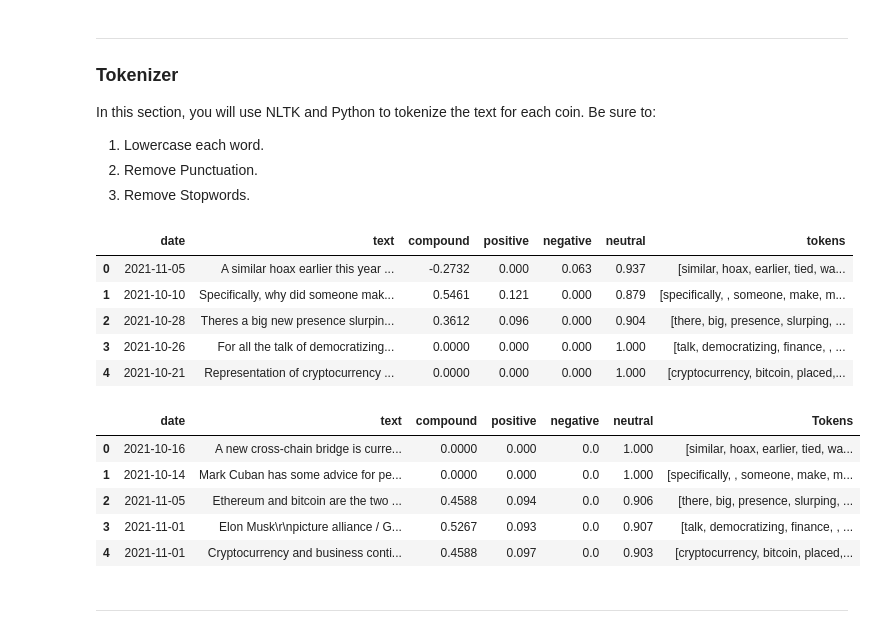
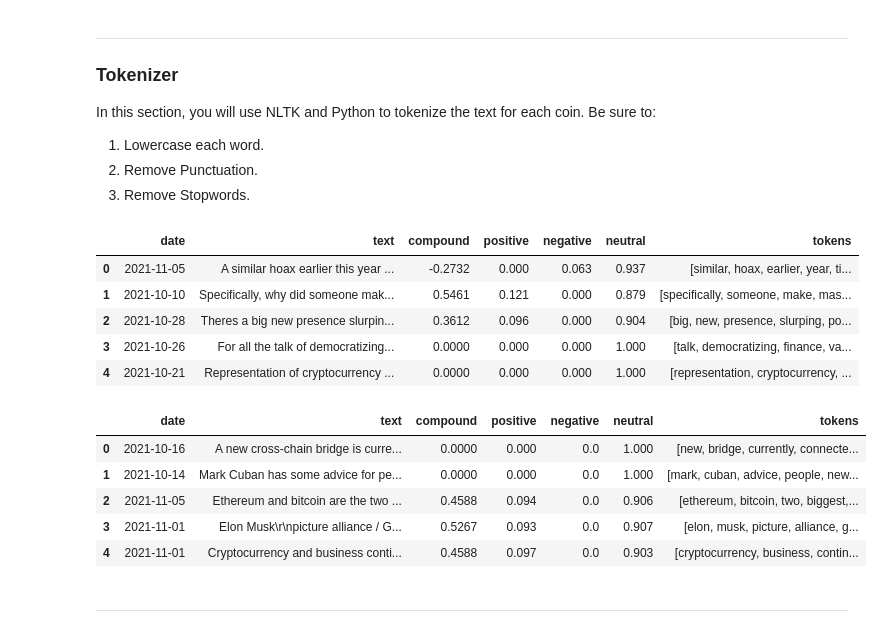
Before and after one commit to MoBerr/Tales-from-the-Crypto, a Jupyter notebook: Starter_Code/crypto_sentiment.ipynb, the cells around one changed output. Cells and saved outputs as stored; diff of their text form; code cells hidden in the pictures.

```diff
--- a/Starter_Code/crypto_sentiment.ipynb
+++ b/Starter_Code/crypto_sentiment.ipynb
@@ -256,29 +192,66 @@ def tokenizer(text):
+# %%
+
+# Instantiate the lemmatizer
+lemmatizer = WordNetLemmatizer()
+
+# Create a list of stopwords
+sw = set(stopwords.words('english'))
+
+# Expand the default stopwords list if necessary
+sw_addons = {'said', 'sent', 'found', 'including', 'today', 'announced', 'week', 'basically', 'also', 'chars', '\r\n'}
+# %%
+# Complete the tokenizer function
+def tokenizer(text):
+    """Tokenizes text."""
+
+    # Remove the punctuation from text
+    words = nltk.word_tokenize(text)
+    words = [word.lower() for word in words if word.isalpha()]
+    str_words = ' '.join(str(e) for e in words)
+    # Create custom stopwords
+
+
+    # Create a tokenized list of the words
+    doc = nlp(str_words)
+    doc_words = ' '.join(str(e) for e in doc)
+    tok = word_tokenize(doc_words)
+    result = [word.lower() for word in tok]
+    lemma_words = ' '.join(str(e) for e in result)
+    # Lemmatize words into root words
+    lemma_result = lemmatizer.lemmatize(lemma_words)
+
+    # Convert the words to lowercase
+    lower_result = [lemma_result.lower() for word in lemma_result]
+    re_words = ' '.join(str(e) for e in lower_result)
+    # Remove the stop words
+    re_words = word_tokenize(re_words)
+    tokens = [word.lower() for word in re_words if word.lower() not in sw.union(sw_addons)]
+
+
+    return tokens
 # %%
 # Create a new tokens column for Bitcoin
-bitcoin_tokens = [tokenizer(headline) for headline in bitcoin_df["text"]]
-bitcoin_df["tokens"] = bitcoin_tokens
-
+bitcoin_df["tokens"] = bitcoin_df["text"].apply(tokenizer)
 bitcoin_df.head()
 # %% [output]
 |  | date | text | compound | positive | negative | neutral | tokens |
-| 0 | 2021-11-05 | A similar hoax earlier this year ... | -0.2732 | 0.000 | 0.063 | 0.937 | [similar, hoax, earlier, tied, wa... |
-| 1 | 2021-10-10 | Specifically, why did someone mak... | 0.5461 | 0.121 | 0.000 | 0.879 | [specifically, , someone, make, m... |
-| 2 | 2021-10-28 | Theres a big new presence slurpin... | 0.3612 | 0.096 | 0.000 | 0.904 | [there, big, presence, slurping, ... |
-| 3 | 2021-10-26 | For all the talk of democratizing... | 0.0000 | 0.000 | 0.000 | 1.000 | [talk, democratizing, finance, , ... |
-| 4 | 2021-10-21 | Representation of cryptocurrency ... | 0.0000 | 0.000 | 0.000 | 1.000 | [cryptocurrency, bitcoin, placed,... |
+| 0 | 2021-11-05 | A similar hoax earlier this year ... | -0.2732 | 0.000 | 0.063 | 0.937 | [similar, hoax, earlier, year, ti... |
+| 1 | 2021-10-10 | Specifically, why did someone mak... | 0.5461 | 0.121 | 0.000 | 0.879 | [specifically, someone, make, mas... |
+| 2 | 2021-10-28 | Theres a big new presence slurpin... | 0.3612 | 0.096 | 0.000 | 0.904 | [big, new, presence, slurping, po... |
+| 3 | 2021-10-26 | For all the talk of democratizing... | 0.0000 | 0.000 | 0.000 | 1.000 | [talk, democratizing, finance, va... |
+| 4 | 2021-10-21 | Representation of cryptocurrency ... | 0.0000 | 0.000 | 0.000 | 1.000 | [representation, cryptocurrency, ... |
 # %%
 # Create a new tokens column for Ethereum
-ethereum_tokens = [tokenizer(headline) for headline in bitcoin_df["text"]]
-ethereum_df["Tokens"] = bitcoin_tokens
 
+ethereum_df["tokens"] = ethereum_df["text"].apply(tokenizer)
 ethereum_df.head()
 # %% [output]
-|  | date | text | compound | positive | negative | neutral | Tokens |
-| 0 | 2021-10-16 | A new cross-chain bridge is curre... | 0.0000 | 0.000 | 0.0 | 1.000 | [similar, hoax, earlier, tied, wa... |
-| 1 | 2021-10-14 | Mark Cuban has some advice for pe... | 0.0000 | 0.000 | 0.0 | 1.000 | [specifically, , someone, make, m... |
-| 2 | 2021-11-05 | Ethereum and bitcoin are the two ... | 0.4588 | 0.094 | 0.0 | 0.906 | [there, big, presence, slurping, ... |
-| 3 | 2021-11-01 | Elon Musk\r\npicture alliance / G... | 0.5267 | 0.093 | 0.0 | 0.907 | [talk, democratizing, finance, , ... |
-| 4 | 2021-11-01 | Cryptocurrency and business conti... | 0.4588 | 0.097 | 0.0 | 0.903 | [cryptocurrency, bitcoin, placed,... |
+|  | date | text | compound | positive | negative | neutral | tokens |
+| 0 | 2021-10-16 | A new cross-chain bridge is curre... | 0.0000 | 0.000 | 0.0 | 1.000 | [new, bridge, currently, connecte... |
+| 1 | 2021-10-14 | Mark Cuban has some advice for pe... | 0.0000 | 0.000 | 0.0 | 1.000 | [mark, cuban, advice, people, new... |
+| 2 | 2021-11-05 | Ethereum and bitcoin are the two ... | 0.4588 | 0.094 | 0.0 | 0.906 | [ethereum, bitcoin, two, biggest,... |
+| 3 | 2021-11-01 | Elon Musk\r\npicture alliance / G... | 0.5267 | 0.093 | 0.0 | 0.907 | [elon, musk, picture, alliance, g... |
+| 4 | 2021-11-01 | Cryptocurrency and business conti... | 0.4588 | 0.097 | 0.0 | 0.903 | [cryptocurrency, business, contin... |
 # %% [markdown]
 ---
 # %% [markdown]
```
Also changed, not shown: parts of 15 cells of this notebook.
